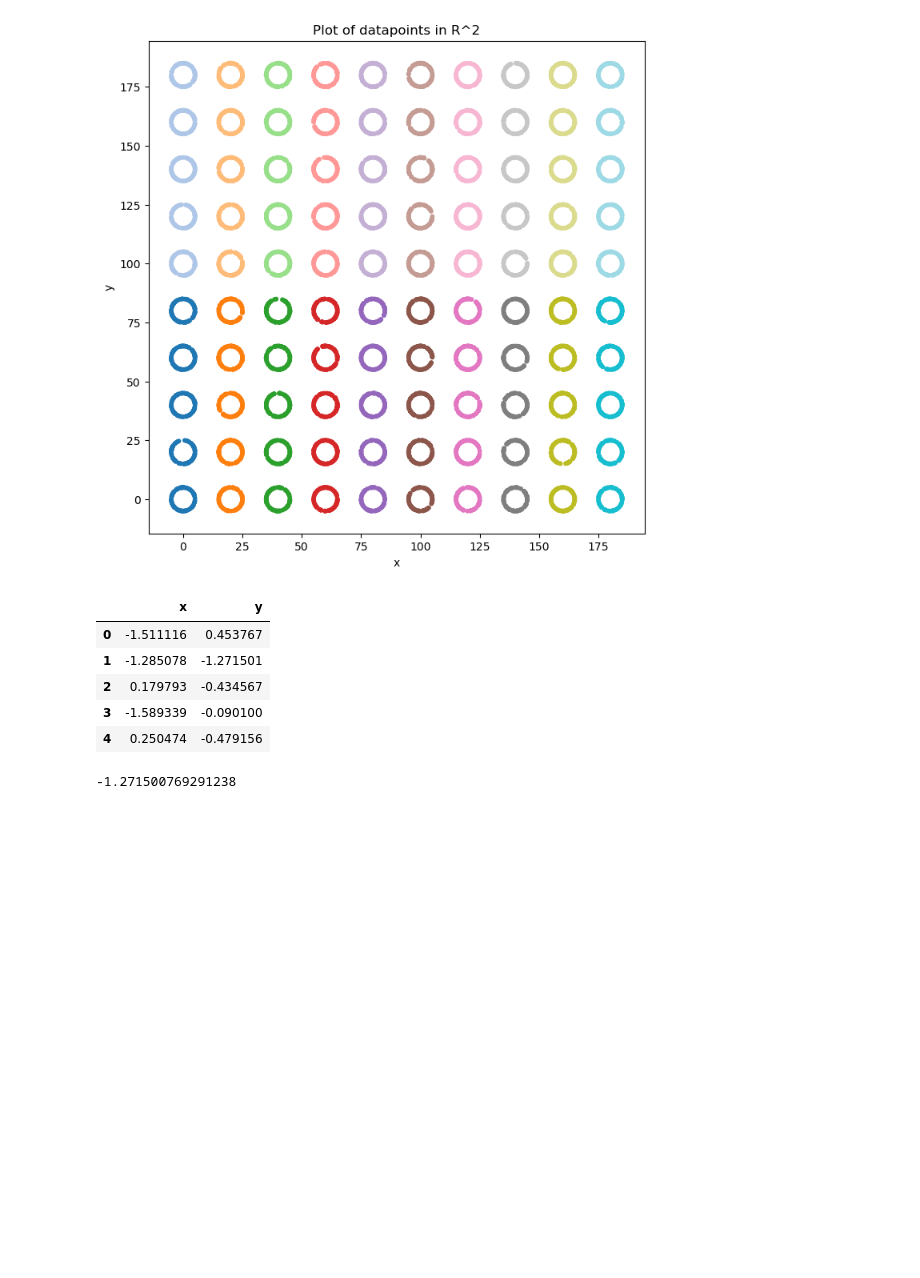
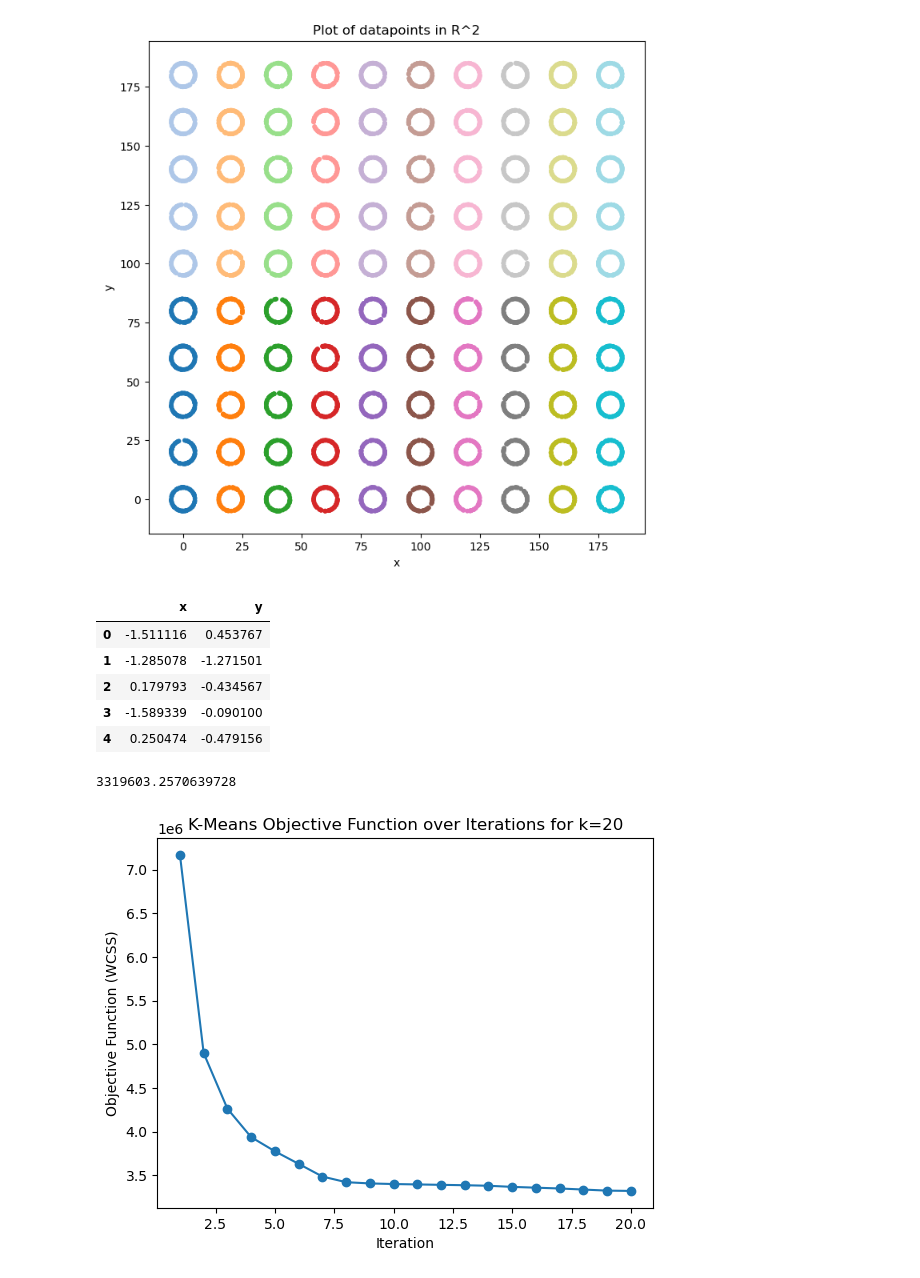
Before and after one commit to vatslgoswami/IML_A2, a Jupyter notebook: clustering.ipynb, the cells around one changed output. Saved outputs shown, nothing was run; the diff lists cells and outputs as text; code cells hidden in the pictures; blank space fills up the shorter version.

```diff
--- a/clustering.ipynb
+++ b/clustering.ipynb
@@ -137,4 +161,13 @@ def k_means(df, k):
 # %%
-k_means(X, 5)
+k = 20
+centers, labels, objectives = k_means(df[['x','y']], k=k)
+print(objectives[-1])
+
+plt.plot(range(1, len(objectives)+1), objectives, marker='o')
+plt.xlabel("Iteration")
+plt.ylabel("Objective Function (WCSS)")
+plt.title(f"K-Means Objective Function over Iterations for k={k}")
+plt.show()
 # %% [output]
--1.271500769291238
+3319603.2570639728
+[figure, added]
```
Also changed, not shown: parts of 15 cells of this notebook.
